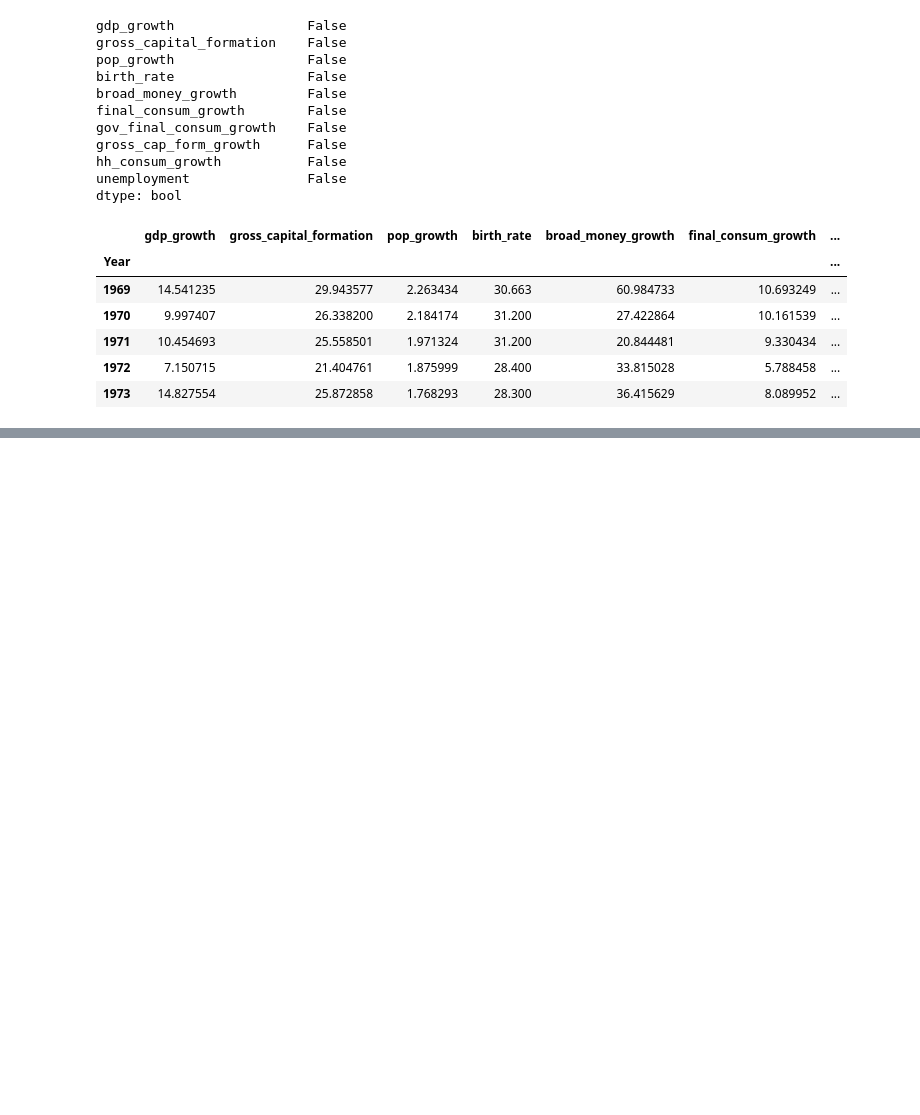
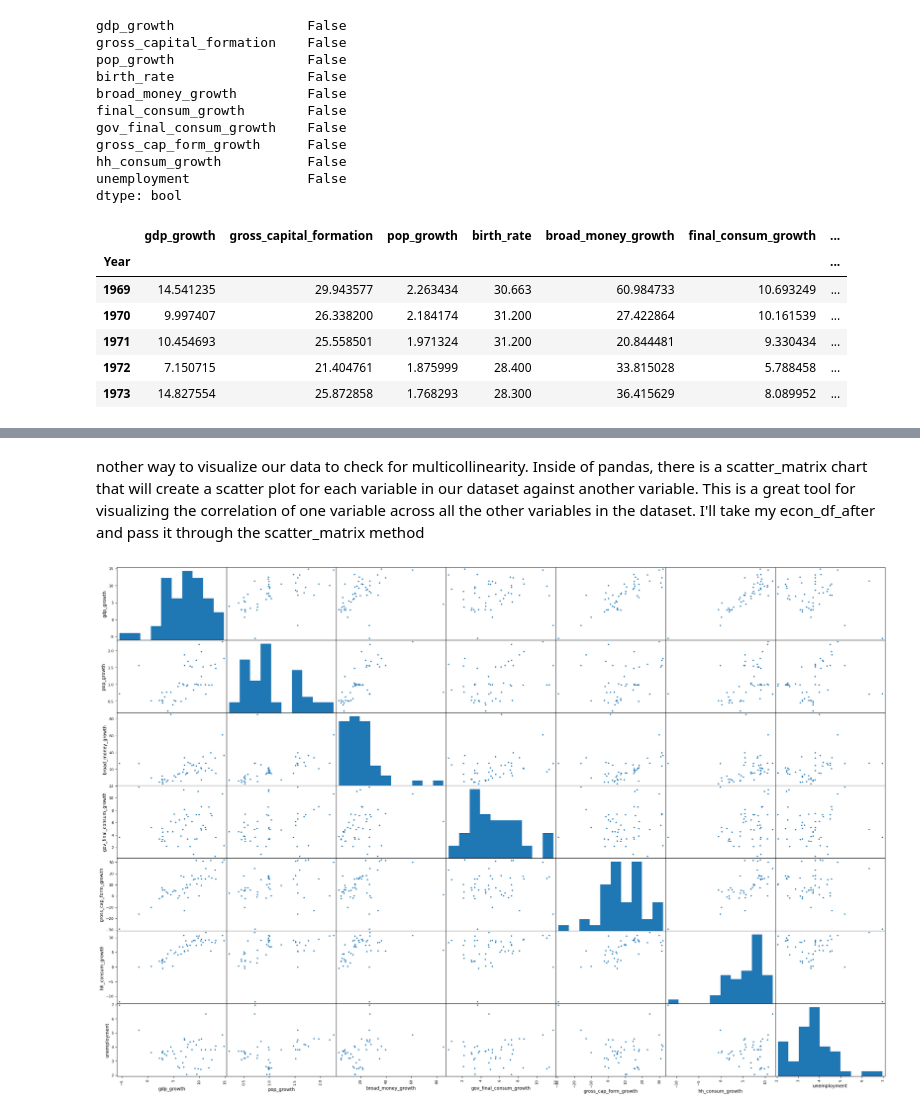
Before and after one commit to gegitonga/ML-Machine-Learning-and-Data-Science, a Jupyter notebook: ML work/Multiple Regression - Ml Machine Learning/Multiple_regression_analysis.ipynb, the cells around one changed output, grey strips where cells are left out. Drawn from its saved outputs; the diff is of its cells as text; code cells hidden in the pictures; blank space fills up the shorter version.

```diff
--- a/ML work/Multiple Regression - Ml Machine Learning/Multiple_regression_analysis.ipynb
+++ b/ML work/Multiple Regression - Ml Machine Learning/Multiple_regression_analysis.ipynb
@@ -74,0 +93,19 @@ dtype: bool
+# %%
+econ_df_before = econ_df
+econ_df_after = econ_df.drop(['birth_rate', 'final_consum_growth','gross_capital_formation'], axis = 1)
+
+X1 = sm.tools.add_constant(econ_df_before)
+X2 = sm.tools.add_constant(econ_df_after)
+
+#create a series
+series_before = pd.Series([variance_inflation_factor(X1.values,i) for i in range(X1.shape[1])], index = X1.columns)
+series_after = pd.Series([variance_inflation_factor(X2.values,i) for i in range(X2.shape[1])], index = X2.columns)
+
+#display the data
+print('DATA BEFORE')
+print('-'*100)
+display(series_before)
+
+print('DATA AFTER')
+print('-'*100)
+display(series_after)
@@ -74,0 +138,10 @@ dtype: bool
+# %% [markdown]
+nother way to visualize our data to check for multicollinearity. Inside of pandas, there is a scatter_matrix chart that will create a scatter plot for each variable in our dataset against another variable. This is a great tool for visualizing the correlation of one variable across all the other variables in the dataset. I'll take my econ_df_after and pass it through the scatter_matrix method
+# %%
+#DEFINE the plot
+pd.plotting.scatter_matrix(econ_df_after, alpha = 1, figsize = (30,20))
+
+#show the plot
+plt.show()
+# %% [output]
+[figure, added]
```
Also changed, not shown: parts of 21 cells of this notebook.
